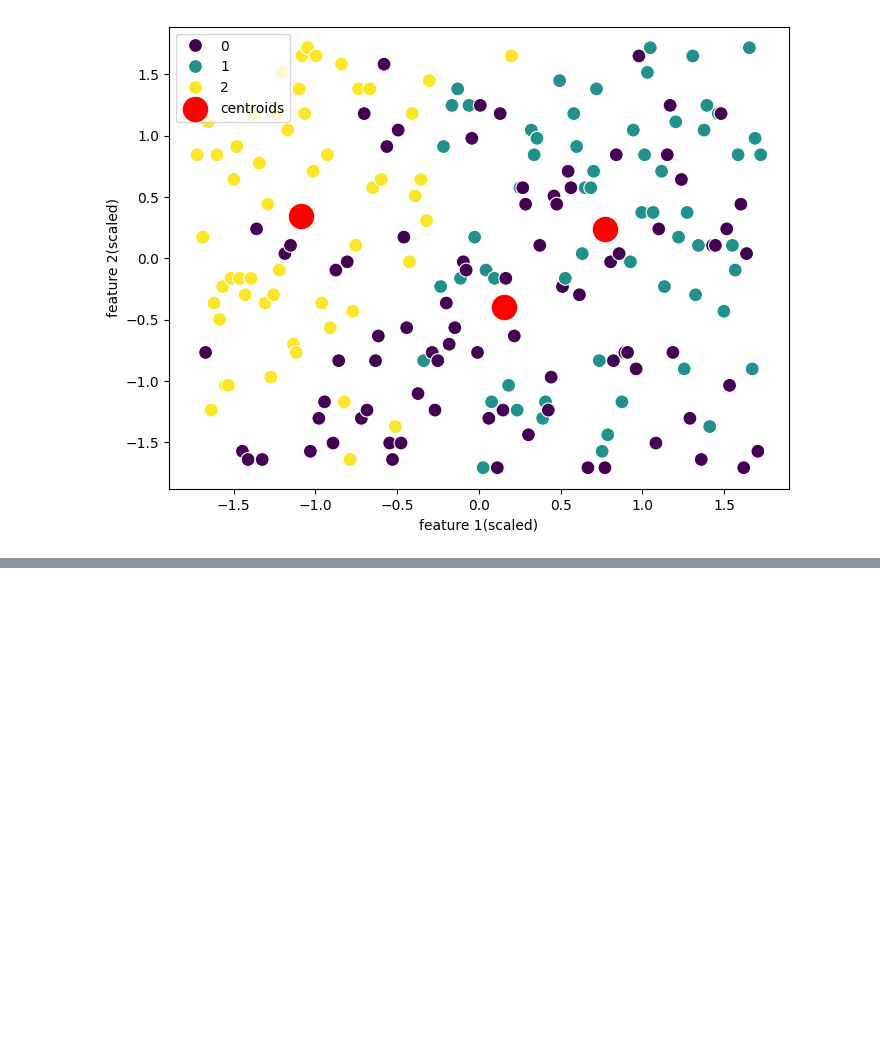
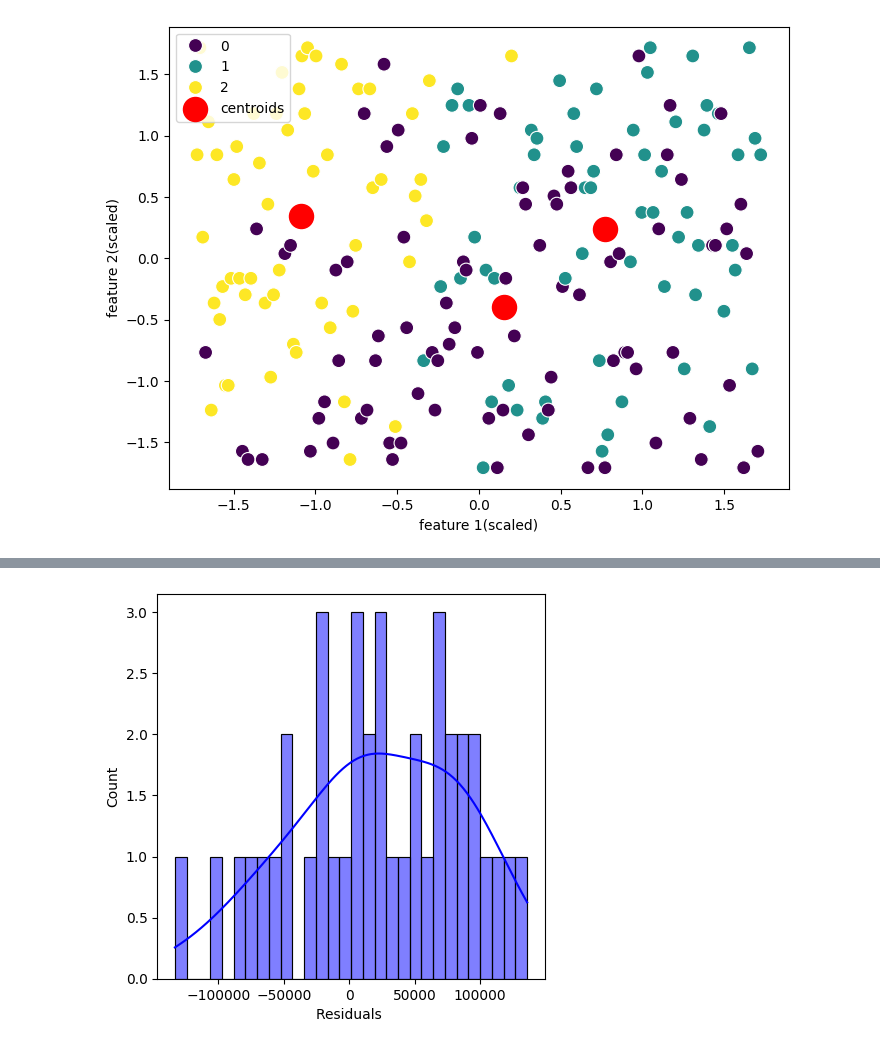
Before and after one commit to Pravallika-02-datascience/Internship, a Jupyter notebook: Mainflowintern.ipynb, the cells around one changed output, grey strips where cells are left out. Cells and saved outputs as stored; diff of their text form; code cells hidden in the pictures; blank space fills up the shorter version.

```diff
--- a/Mainflowintern.ipynb
+++ b/Mainflowintern.ipynb
@@ -502,0 +670,10 @@ plt.show()
+# %%
+#residual plot
+residuals=y_test - y_pred
+plt.figure(figsize=(5,5))
+sns.histplot(residuals,kde=True,bins=30,color='blue')
+plt.title=("Distributions of Residuals ")
+plt.xlabel("Residuals ")
+plt.show()
+# %% [output]
+[figure, added]
```
Also changed, not shown: parts of 18 cells of this notebook.
